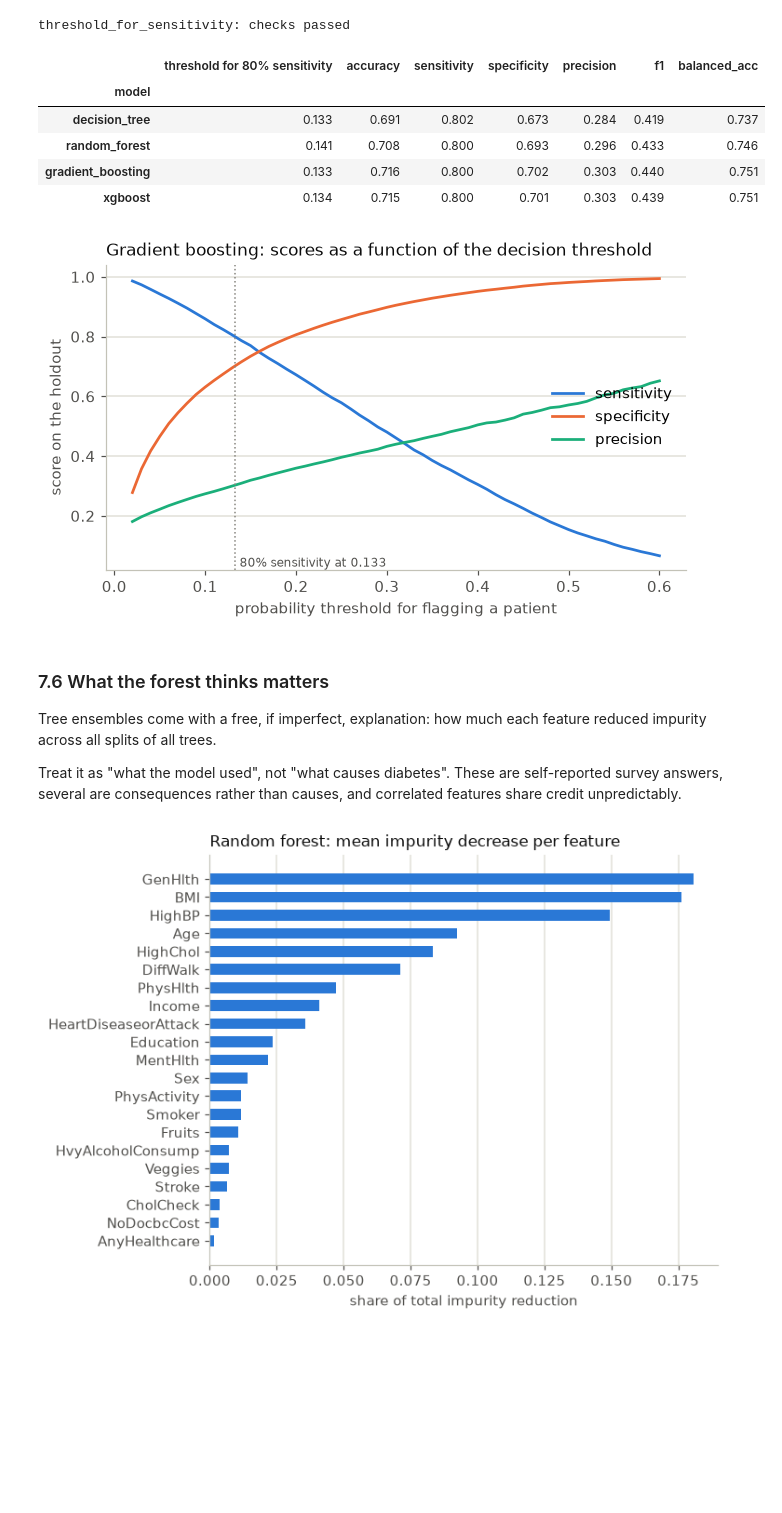
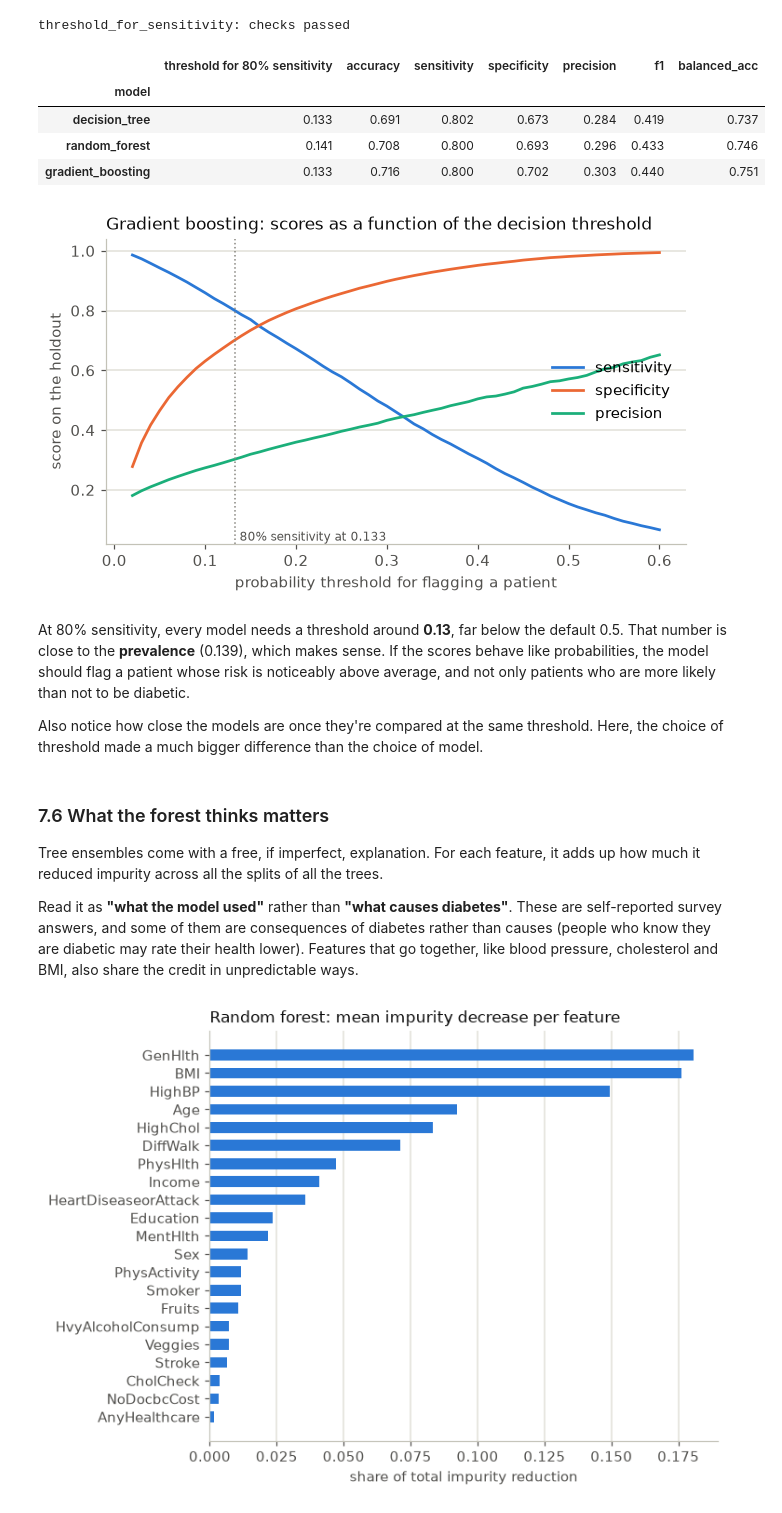
Before and after one commit to kalk-ak/artificial_intelligence_decision_tree_hw, a Jupyter notebook: instructor/project_4_decision_trees_SOLUTION.ipynb, the cells around one changed output. Drawn from its saved outputs; the diff is of its cells as text; code cells hidden in the pictures; blank space fills up the shorter version.

```diff
--- a/instructor/project_4_decision_trees_SOLUTION.ipynb
+++ b/instructor/project_4_decision_trees_SOLUTION.ipynb
@@ -2355,7 +3356,8 @@ Count which features the full-depth threshold tree actually uses.
 # %%
 def split_counts(node: Node, counter: Optional[Counter] = None) -> Counter:
     """How many internal nodes test each feature."""
-    counter = Counter() if counter is None else counter
+    if counter is None:
+        counter = Counter()
     if not node.is_leaf():
         counter[node.feature] += 1
         for child in node.children.values():
@@ -2851,9 +4093,10 @@ models: checks passed
 # %%
 fig, ax = plt.subplots(figsize=(5.2, 4.6))
 for (name, scores), color in zip(holdout_scores.items(), SERIES):
-    fpr, tpr, _ = roc_curve(y_test, scores)
-    ax.plot(fpr, tpr, color=color, label=f"{name} (AUC {roc_auc_score(y_test, scores):.3f})")
-ax.plot([0, 1], [0, 1], color=PALETTE["gray"], lw=1, ls=":")
+    false_positive_rate, sensitivity_curve, _ = roc_curve(y_test, scores)
+    auc = roc_auc_score(y_test, scores)
+    ax.plot(false_positive_rate, sensitivity_curve, color=color, label=f"{name} (AUC {auc:.3f})")
+ax.plot([0, 1], [0, 1], color=PALETTE["gray"], lw=1, ls=":")          # a coin flip
 ax.legend(loc="lower right", fontsize=8)
 style_axes(ax, title="ROC curves on the holdout", xlabel="1 - specificity (false-positive rate)", ylabel="sensitivity")
 plt.show()
@@ -2946,56 +4239,73 @@ Given scores (higher = more likely diabetic) and true labels, return the <b>larg
 # %%
+# HINT: np.searchsorted(sorted_array, value) returns the first index i with sorted_array[i] >= value.
 def threshold_for_sensitivity(scores: np.ndarray, y_true: np.ndarray, target: float = 0.80) -> float:
     """The largest threshold at which flagging score >= threshold reaches the target sensitivity."""
     ### BEGIN SOLUTION
-    order = np.argsort(-scores, kind="stable")
-    captured = np.cumsum(y_true[order]) / y_true.sum()
-    k = int(np.searchsorted(captured, target))
-    return float(scores[order][k])
+    order = np.argsort(-scores, kind="stable")             # patients from the highest score to the lowest
+    sorted_scores = scores[order]
+    caught_so_far = np.cumsum(y_true[order])               # diabetics flagged after walking k+1 patients down the line
+    share_caught = caught_so_far / y_true.sum()
+    k = int(np.searchsorted(share_caught, target))         # the first position where the target is reached
+    return float(sorted_scores[k])
     ### END SOLUTION
 # %%
 s = np.array([0.9, 0.8, 0.7, 0.6, 0.5, 0.4, 0.3, 0.2])
 t = np.array([1, 0, 1, 1, 0, 1, 0, 0])
 assert threshold_for_sensitivity(s, t, 0.75) == 0.6, "three of the four positives are captured at 0.6"
 assert threshold_for_sensitivity(s, t, 1.0) == 0.4
+
 for name, scores in holdout_scores.items():
     thr = threshold_for_sensitivity(scores, y_test, 0.80)
-    m = evaluate(y_test, (scores >= thr).astype(int))
-    assert m["sensitivity"] >= 0.80, name
-    assert evaluate(y_test, (scores > thr).astype(int))["sensitivity"] < 0.80 or np.isclose(thr, scores.min()), f"{name}: not the largest threshold"
+    sens_at_thr = evaluate(y_test, (scores >= thr).astype(int))["sensitivity"]
+    sens_just_above = evaluate(y_test, (scores > thr).astype(int))["sensitivity"]
+    assert sens_at_thr >= 0.80, name
+    is_largest = sens_just_above < 0.80 or np.isclose(thr, scores.min())
+    assert is_largest, f"{name}: not the largest threshold"
 print("threshold_for_sensitivity: checks passed")
 # %% [output]
 threshold_for_sensitivity: checks passed
 # %%
 operating = []
 for name, scores in holdout_scores.items():
     thr = threshold_for_sensitivity(scores, y_test, 0.80)
-    operating.append({"model": name, "threshold for 80% sensitivity": thr, **evaluate(y_test, (scores >= thr).astype(int))})
+    row = {"model": name, "threshold for 80% sensitivity": thr}
+    row.update(evaluate(y_test, (scores >= thr).astype(int)))
+    operating.append(row)
 display(pd.DataFrame(operating).set_index("model").round(3))
 
+# Slide the threshold for gradient boosting and watch the three scores move.
 gb_scores = holdout_scores["gradient_boosting"]
 grid = np.linspace(0.02, 0.6, 59)
-op = pd.DataFrame([evaluate(y_test, (gb_scores >= t).astype(int)) for t in grid], index=grid)
+grid_rows = []
+for t in grid:
+    grid_rows.append(evaluate(y_test, (gb_scores >= t).astype(int)))
+op = pd.DataFrame(grid_rows, index=grid)
+
 fig, ax = plt.subplots(figsize=(6.8, 3.6))
 for name, color in [("sensitivity", PALETTE["blue"]), ("specificity", PALETTE["orange"]), ("precision", PALETTE["aqua"])]:
     ax.plot(op.index, op[name], color=color, label=name)
 thr80 = threshold_for_sensitivity(gb_scores, y_test, 0.80)
 ax.axvline(thr80, color=PALETTE["gray"], lw=1, ls=":")
 ax.text(thr80 + 0.005, 0.03, f"80% sensitivity at {thr80:.3f}", fontsize=8, color="#52514e")
 ax.legend(loc="center right")
-style_axes(ax, title="Gradient boosting: scores as a function of the decision threshold", xlabel="probability threshold for flagging a patient", ylabel="score on the holdout")
+style_axes(ax, title="Gradient boosting: scores as a function of the decision threshold",
+           xlabel="probability threshold for flagging a patient", ylabel="score on the holdout")
 plt.show()
 # %% [output]
 |  | threshold for 80% sensitivity | accuracy | sensitivity | specificity | precision | f1 | balanced_acc |
 | model |  |  |  |  |  |  |  |
 | decision_tree | 0.133 | 0.691 | 0.802 | 0.673 | 0.284 | 0.419 | 0.737 |
 | random_forest | 0.141 | 0.708 | 0.800 | 0.693 | 0.296 | 0.433 | 0.746 |
 | gradient_boosting | 0.133 | 0.716 | 0.800 | 0.702 | 0.303 | 0.440 | 0.751 |
-| xgboost | 0.134 | 0.715 | 0.800 | 0.701 | 0.303 | 0.439 | 0.751 |
 [figure]
+# %% [markdown]
+At 80% sensitivity, every model needs a threshold around **0.13**, far below the default 0.5. That number is close to the **prevalence** (0.139), which makes sense. If the scores behave like probabilities, the model should flag a patient whose risk is noticeably above average, and not only patients who are more likely than not to be diabetic.
+
+Also notice how close the models are once they're compared at the same threshold. Here, the choice of threshold made a much bigger difference than the choice of model.
 # %% [markdown]
 ### 7.6 What the forest thinks matters
 
-Tree ensembles come with a free, if imperfect, explanation: how much each feature reduced impurity across all splits of all trees.
+Tree ensembles come with a free, if imperfect, explanation. For each feature, it adds up how much it reduced impurity across all the splits of all the trees.
 
-Treat it as "what the model used", not "what causes diabetes". These are self-reported survey answers, several are consequences rather than causes, and correlated features share credit unpredictably.
+Read it as **"what the model used"** rather than **"what causes diabetes"**. These are self-reported survey answers, and some of them are consequences of diabetes rather than causes (people who know they are diabetic may rate their health lower). Features that go together, like blood pressure, cholesterol and BMI, also share the credit in unpredictable ways.
 # %%
```
Also changed, not shown: parts of 203 cells of this notebook, 9 other files.
